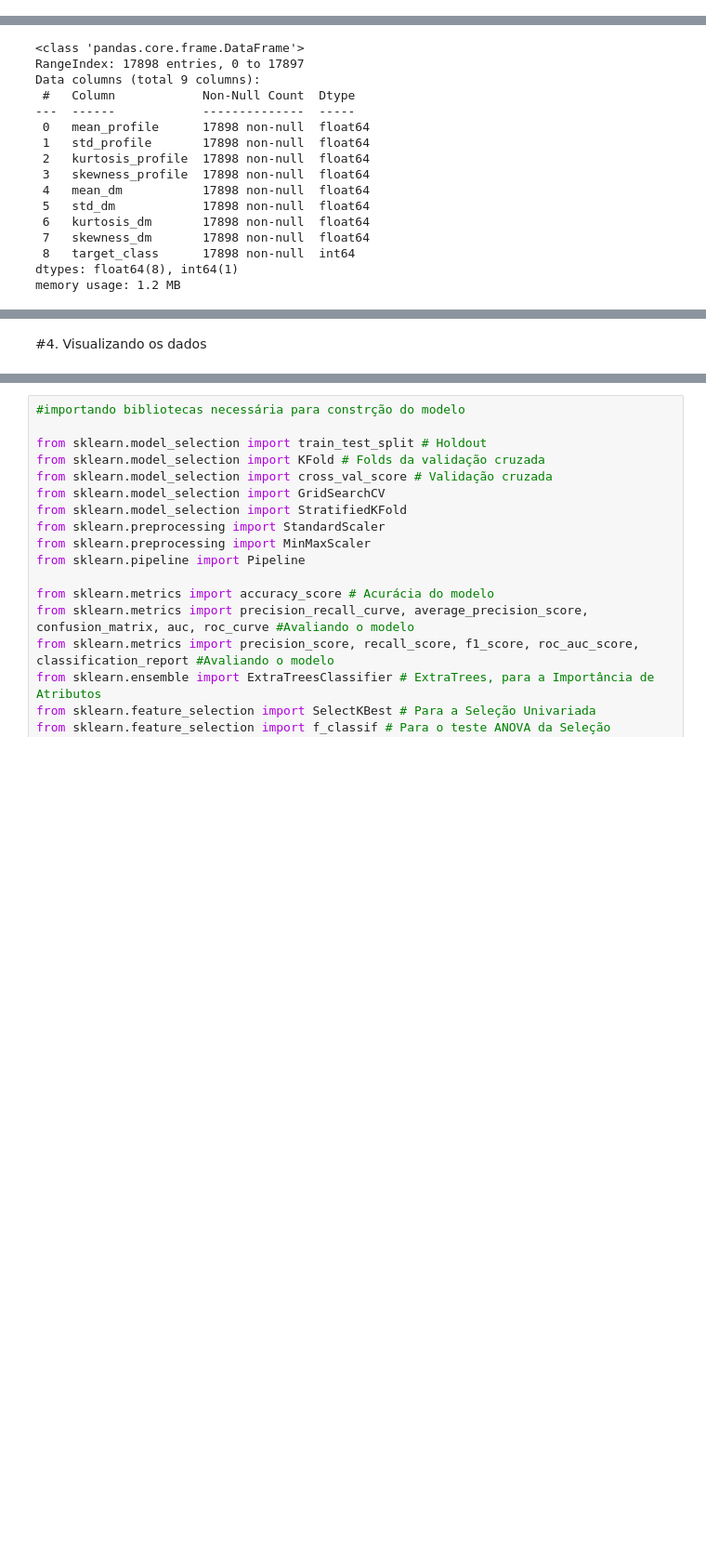
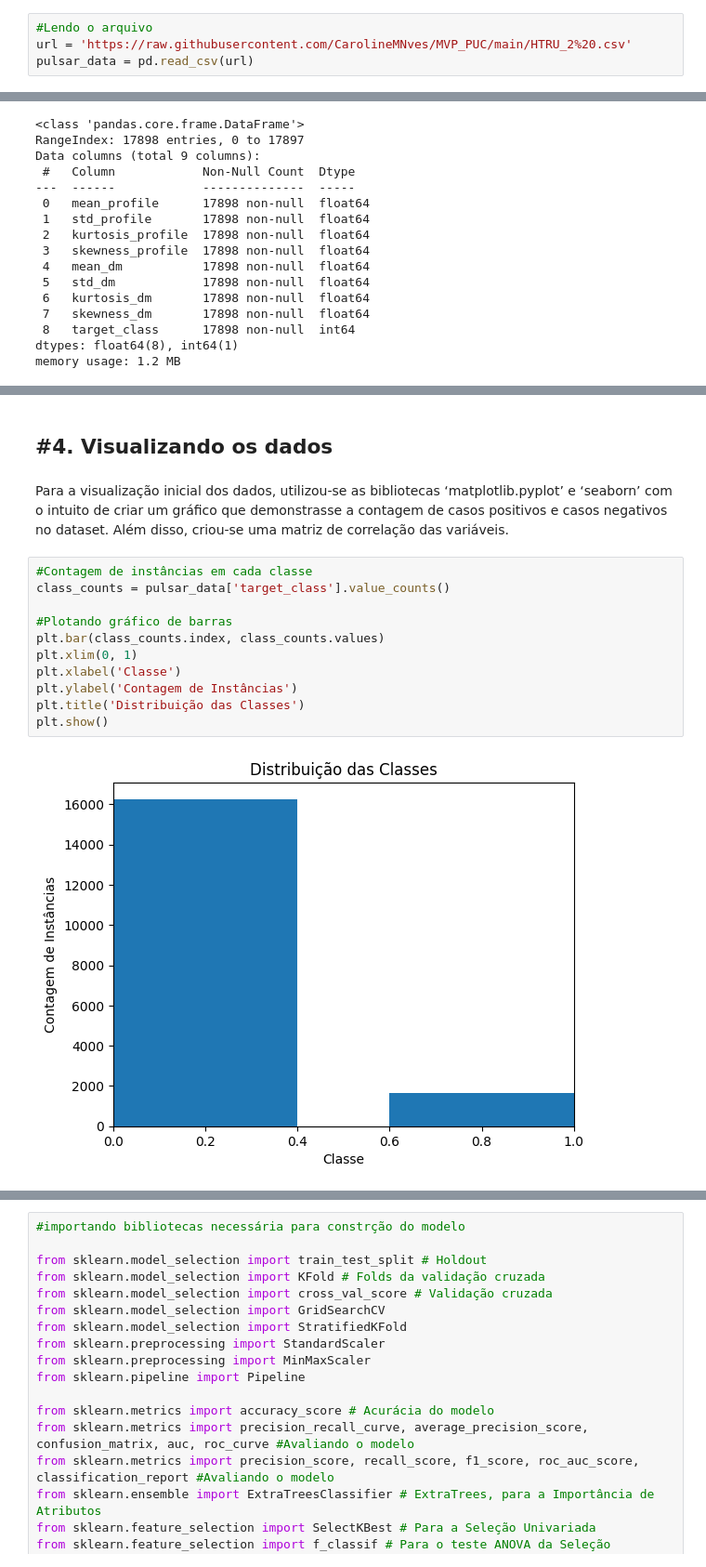
Before and after one commit to CarolineMNves/MVP_PUC_Machine_Learning_e_Deep-Learning, a Jupyter notebook: Projeto_de_Machine_Learning_HTRU2.ipynb, the cells around one changed output, grey strips where cells are left out. Shown: that part at 93% size. Cells and saved outputs as stored; diff of their text form; blank space fills up the shorter version.

```diff
--- a/Projeto_de_Machine_Learning_HTRU2.ipynb
+++ b/Projeto_de_Machine_Learning_HTRU2.ipynb
@@ -40,3 +30,7 @@ pulsar_data = pd.read_csv(next(iter(uploaded)), names=column_names)
+# %%
+#Lendo o arquivo
+url = 'https://raw.githubusercontent.com/CarolineMNves/MVP_PUC/main/HTRU_2%20.csv'
+pulsar_data = pd.read_csv(url)
 # %%
 #verificando o carregamento dos dados
 pulsar_data.head()
@@ -83,2 +94,18 @@ pulsar_data.describe()
 # %% [markdown]
 #4. Visualizando os dados
+---
+# %% [markdown]
+Para a visualização inicial dos dados, utilizou-se as bibliotecas ‘matplotlib.pyplot’ e ‘seaborn’ com o intuito de criar um gráfico que demonstrasse a contagem de casos positivos e casos negativos no dataset. Além disso, criou-se uma matriz de correlação das variáveis.
+# %%
+#Contagem de instâncias em cada classe
+class_counts = pulsar_data['target_class'].value_counts()
+
+#Plotando gráfico de barras
+plt.bar(class_counts.index, class_counts.values)
+plt.xlim(0, 1)
+plt.xlabel('Classe')
+plt.ylabel('Contagem de Instâncias')
+plt.title('Distribuição das Classes')
+plt.show()
+# %% [output]
+[figure, added]
```
Also changed, not shown: parts of 49 cells of this notebook.
